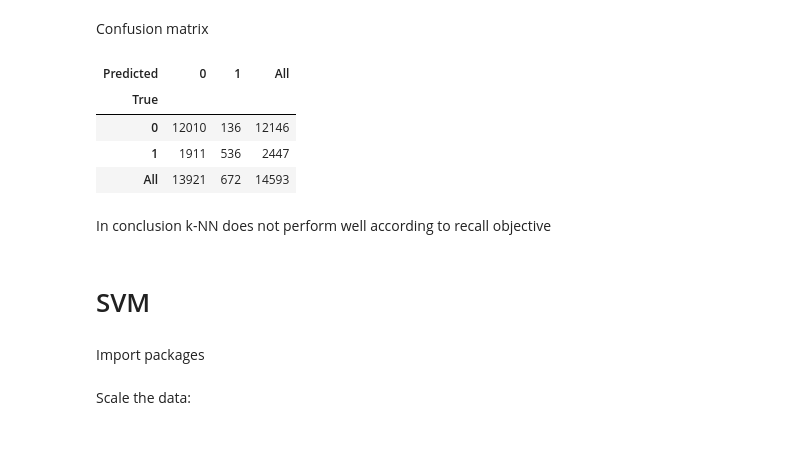
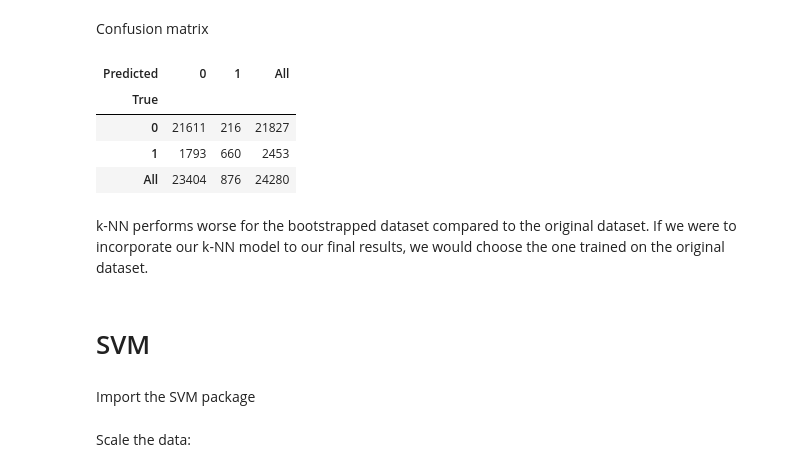
Before and after one commit to CalvinTChi/Player-Churn-Prediction, a Jupyter notebook: Calvin/Modeling.ipynb, the cells around one changed output. Cells and saved outputs as stored; diff of their text form; code cells hidden in the pictures; blank space fills up the shorter version.

```diff
--- a/Calvin/Modeling.ipynb
+++ b/Calvin/Modeling.ipynb
@@ -146,0 +214,6 @@ Accuracy:
+# %%
+attributes = pickle.load(open(outputDir + "attributes.p", "rb"))
+XtrainSub = copy.deepcopy(XtrainBS.ix[:, attributes])
+XtestSub = copy.deepcopy(XtestBS.ix[:, attributes])
+print(XtrainSub.shape)
+print(XtestSub.shape)
@@ -147,5 +223,5 @@ Accuracy:
 # %% [markdown]
 First scale the data
 # %%
-XtrainBS = pp.scale(XtrainBS)
-Xtest = pp.scale(Xtest)
+Xtrain = pp.scale(XtrainSub)
+Xtest = pp.scale(XtestSub)
@@ -155,5 +231,5 @@ Tune the hyperparameter
 knn = KNeighborsClassifier()
 neighbors = [2**i for i in range(5, 11)]
 parameters = {'n_neighbors':neighbors}
-clf = grid_search.GridSearchCV(knn, parameters, scoring='roc_auc', cv=3, verbose=True)
-clf.fit(XtrainBS, ytrainBS)
+clf = grid_search.GridSearchCV(knn, parameters, scoring='average_precision', cv=3, verbose=True)
+clf.fit(Xtrain, ytrainBS)
@@ -171,4 +260,4 @@ It looks like 64 neighbors is best for the bootstrap sample. Let us evaluate the
 # %%
 knn = KNeighborsClassifier(n_neighbors=32)
-knn.fit(XtrainBS, ytrainBS)
+knn.fit(Xtrain, ytrainBS)
 predProb = knn.predict_proba(Xtest)[:, 1]
@@ -198,19 +293,19 @@ Accuracy:
 # %% [markdown]
 Confusion matrix
 # %%
-pd.crosstab(ytest, pred, rownames=['True'], colnames=['Predicted'], margins=True)
+pd.crosstab(ytestBS, pred, rownames=['True'], colnames=['Predicted'], margins=True)
 # %% [output]
 | Predicted | 0 | 1 | All |
 | True |  |  |  |
-| 0 | 12010 | 136 | 12146 |
-| 1 | 1911 | 536 | 2447 |
-| All | 13921 | 672 | 14593 |
+| 0 | 21611 | 216 | 21827 |
+| 1 | 1793 | 660 | 2453 |
+| All | 23404 | 876 | 24280 |
-# %% [markdown]
-In conclusion k-NN does not perform well according to recall objective
+# %% [markdown]
+k-NN performs worse for the bootstrapped dataset compared to the original dataset. If we were to incorporate our k-NN model to our final results, we would choose the one trained on the original dataset.
 # %% [markdown]
 # SVM
-# %% [markdown]
-Import packages
+# %% [markdown]
+Import the SVM package
 # %%
 from sklearn.svm import SVC
 # %% [markdown]
```
Also changed, not shown: parts of 95 cells of this notebook, 1 other file.
